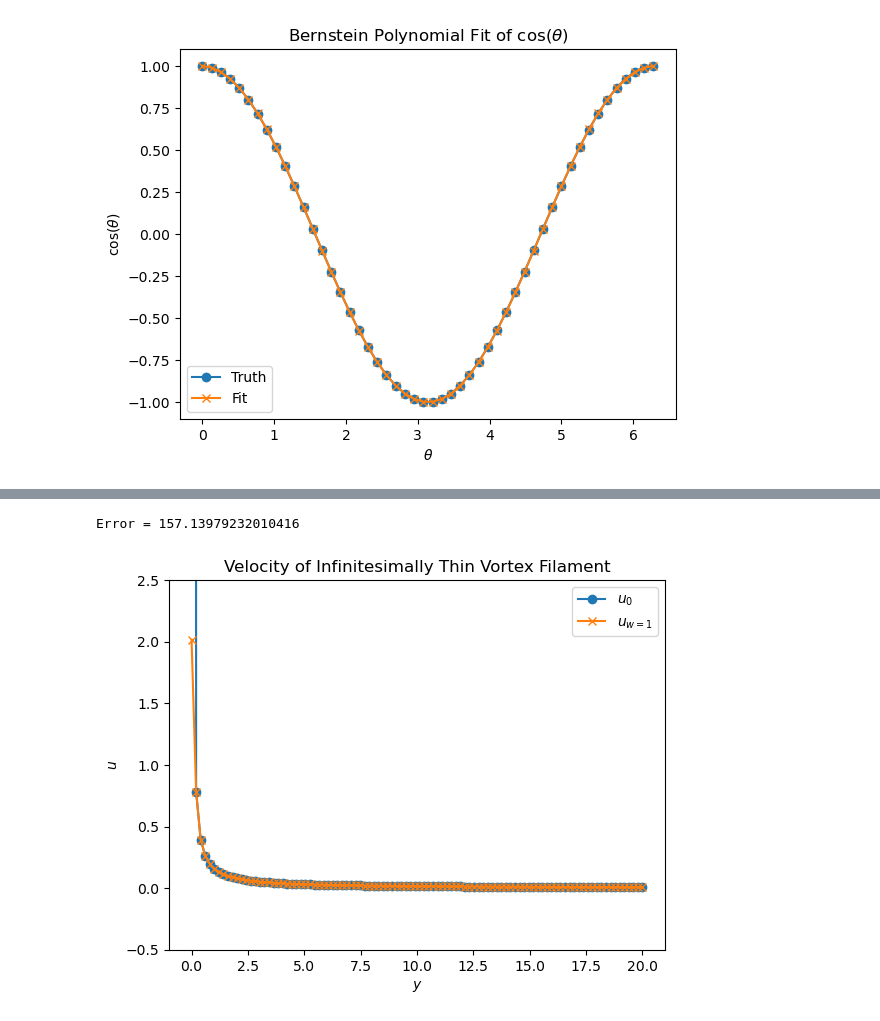
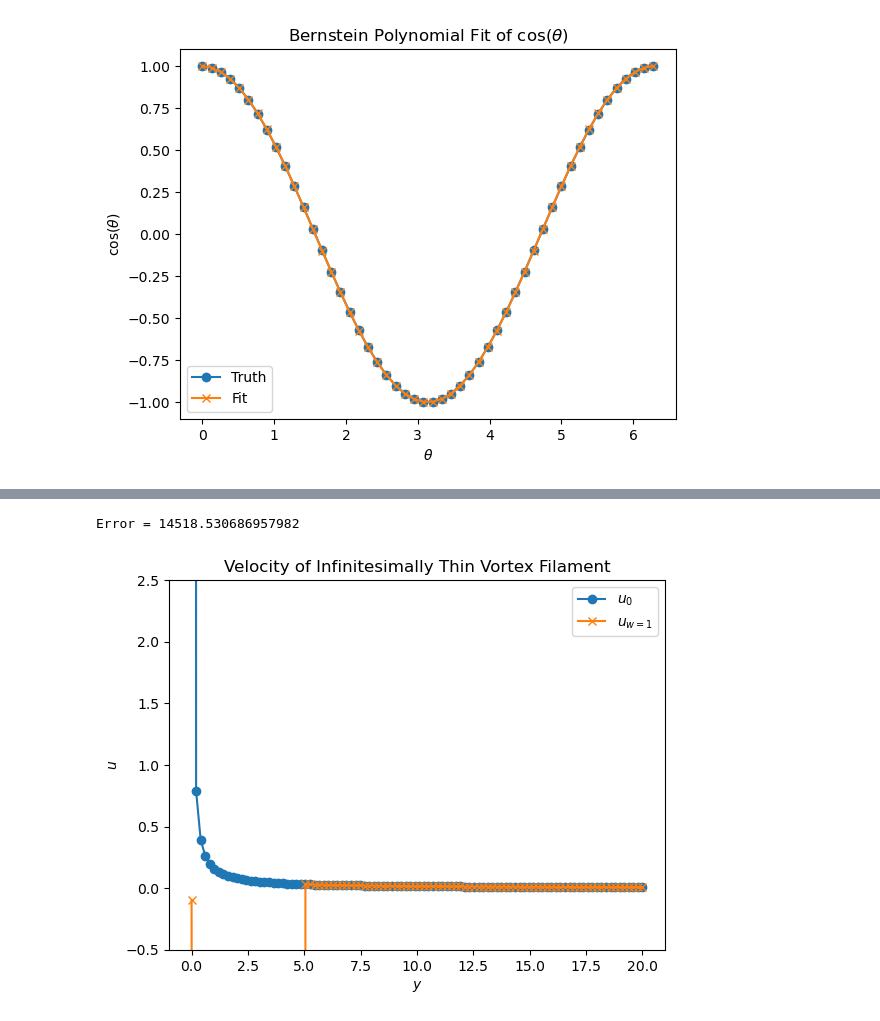
Before and after one commit to colecooper100/vorpy, a Jupyter notebook: bs_weight_function.ipynb, the cells around one changed output, grey strips where cells are left out. Cells and saved outputs as stored; diff of their text form; code cells hidden in the pictures.

```diff
--- a/bs_weight_function.ipynb
+++ b/bs_weight_function.ipynb
@@ -394,9 +393,11 @@ $$
 # %%
 # Bio-Savart law with Bernstein polynomial weight function
 def u_w(y, *weights):
-    order = len(weights) - 1
+    w0 = [0, 0]
+    wN = [1, 1, 1]
+    w = np.concatenate([w0, weights, wN])
+    order = len(w) - 1
     wf = BernsteinPolynomial(order)
-    w = np.asanyarray(weights)
     wf.set_weights(w)
 
     try:
@@ -407,22 +408,12 @@ def u_w(y, *weights):
             mag_xi = np.sqrt(y**2 + x**2)
             return y * wf(mag_xi) /  mag_xi**3
 
-        # # Integrate by trapzoidal rule
-        # x_vec = np.linspace(-1e9, 1e9, int(1e5))
-        # eval_integ = integrand(x_vec)
-        # sol = 0.5*(eval_integ[0] + eval_integ[-1]) + np.sum(eval_integ[1:-1])
-
-        rc = 7
-        if y < rc:  # inside the core?
-            # integBS = sp.integrate.quad(integrand, 0, np.sqrt(rc**2 - y**2))[0]
-            # # `extra` starts as 0 when y=0 and approches 1/y
-            # # as y approaches rc
-            # extra = 2 * (1 - np.sqrt(1 - (y/rc)**2)) / y
-            # sol = integBS + extra
-            sol = 2 * sp.integrate.quadrature(integrand, 0, 1e2, maxiter=100)[0]
-            # sol = sp.integrate.quad(integrand, -np.inf, np.inf)[0]
-        else:  # outside the core?
-            sol = 2 / y  # Unweighted BS solution
+        a_co = 5
+        if y < a_co:  # inside cutoff radius
+            # sol = 2 * sp.integrate.quad(integrand, 0, a_co)[0] + (2 / y) - (2 * np.sqrt(a_co**2 + y**2) / (y * a_co))
+            sol = 2 * sp.integrate.quad(integrand, 0, a_co)[0] + (2 / y) - (2 * a_co / (y * np.sqrt(a_co**2 + y**2)))
+        else:  # outside the cutoff radius, use unweighted BS law
+            sol = 2 / y
 
         return sol / (4 * np.pi)
     else: # y is a sequence
@@ -434,31 +425,35 @@ def u_w(y, *weights):
 # %%
 # Testing that the Bio-Savart law with the weight
 # function works
 
-y_vec = np.linspace(0.001, 20, 100)
+# We can't start at 0, however we use it here so the
+# divisions are nice numbers, then we change the
+# first value to a small number.
+y_vec = np.linspace(0, 20, 100)
+y_vec[0] = 1e-3
 u_0true_vec = 1 / (2 * np.pi * y_vec)
 
 # NOTE: A Bernstein polynomial of degree n whose
 # coefficients are all one is a constant function
 # of one.
-w = np.ones(order + 1)
+w = np.ones(3)
 
 # The *w to unpack the weights
 u_w_vec = u_w(y_vec, *w)
 
 print('Error =', np.linalg.norm(u_w_vec - u_0true_vec))
 
 plt.plot(y_vec, u_0true_vec, 'o-', label='$u_0$')
 plt.plot(y_vec, u_w_vec, 'x-', label='$u_{w=1}$')
 plt.legend()
 plt.title('Velocity of Infinitesimally Thin Vortex Filament')
 plt.xlabel('$y$')
 plt.ylabel('$u$')
 plt.ylim([-.5, 2.5])
 plt.show()
 # %% [output]
-Error = 157.13979232010416
+Error = 14518.530686957982
-[figure, old version]
+[figure, new version]
 # %%
 # Fitting the weight function to the Lamb-Oseen vortex
 
```
Also changed, not shown: parts of 8 cells of this notebook, 4 other files.
